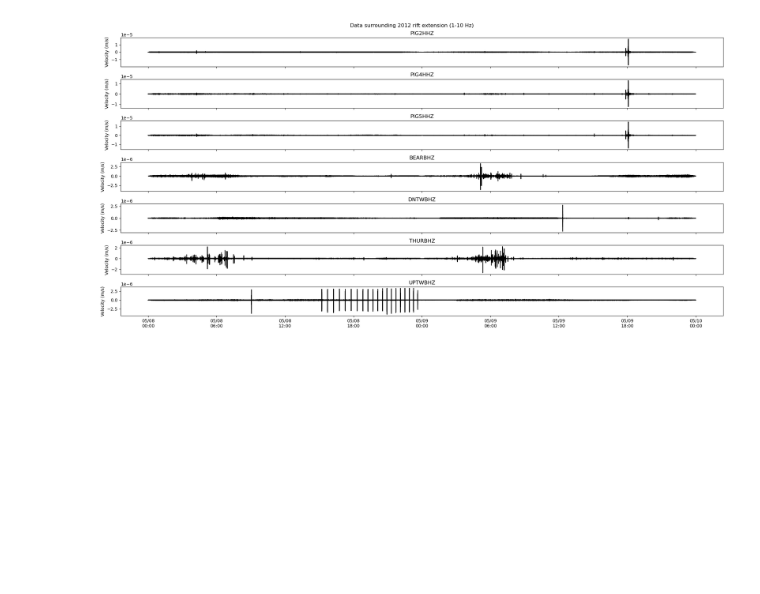
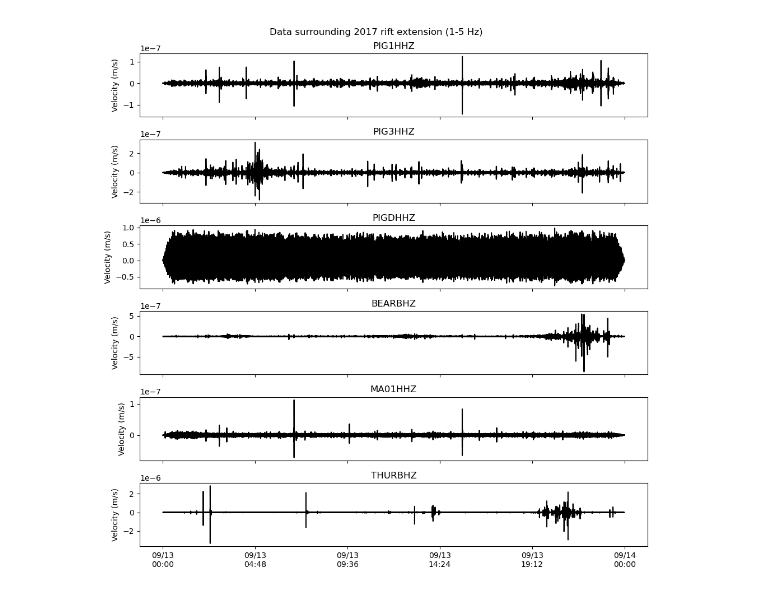
Before and after one commit to stepholinger/may_9, a Jupyter notebook: additional_events.ipynb, the cells around one changed output. Drawn from its saved outputs; the diff is of its cells as text; code cells hidden in the pictures; blank space fills up the shorter version.

```diff
--- a/additional_events.ipynb
+++ b/additional_events.ipynb
@@ -178,19 +196,21 @@ Plot all available data for each time period of interest
 # set times of interest
 time_win_dict = {}
 #time_win_dict[0] = {'start':datetime.datetime(2011,10,2),'end':datetime.datetime(2011,10,10)}
-time_win_dict[0] = {'start':datetime.datetime(2012,5,8),'end':datetime.datetime(2012,5,10)}
-#time_win_dict[1] = {'start':datetime.datetime(2015,7,8),'end':datetime.datetime(2015,7,20)}
-#time_win_dict[2] = {'start':datetime.datetime(2017,9,13),'end':datetime.datetime(2017,9,25)}
-#time_win_dict[3] = {'start':datetime.datetime(2018,9,21),'end':datetime.datetime(2018,10,25)}
+#time_win_dict[1] = {'start':datetime.datetime(2012,5,8),'end':datetime.datetime(2012,5,10)}
+#time_win_dict[2] = {'start':datetime.datetime(2015,7,8),'end':datetime.datetime(2015,7,20)}
+#time_win_dict[3] = {'start':datetime.datetime(2017,9,13),'end':datetime.datetime(2017,9,25)}
+#time_win_dict[4] = {'start':datetime.datetime(2018,9,21),'end':datetime.datetime(2018,10,25)}
+
+time_win_dict[0] = {'start':datetime.datetime(2017,9,13),'end':datetime.datetime(2017,9,14)}
 
 # choose channel and frequency band
 chan = "*Z"
 low_cut = 1
-high_cut = 10
+high_cut = 5
 
 # make labels for plots
 #rifts = ["2011 rift","2015 rift","2017 rift", "2018 rift"]
-rifts = ["2012 rift"]
+rifts = ["2017 rift"]
 
 for i in range(len(time_win_dict)):
     data_dict = {}
@@ -207,32 +227,32 @@ for i in range(len(time_win_dict)):
         st.detrend("linear")
         st.taper(max_percentage=0.00025, max_length=20.)
         st.filter("bandpass",freqmin=low_cut,freqmax=high_cut)
         st.resample(high_cut*2)
 
         for tr in st.select(channel=chan):
             data_key = tr.stats.station+tr.stats.channel+"_data"
             time_key = tr.stats.station+tr.stats.channel+"_time"
             if data_key in data_dict.keys():
                 data_dict[data_key] = np.append(data_dict[data_key],tr.data)
                 data_dict[time_key] = np.append(data_dict[time_key],tr.times(type="matplotlib"))
             else:
                 data_dict[data_key] = tr.data
                 data_dict[time_key] = tr.times(type="matplotlib")
 
-    fig,ax = plt.subplots(len(data_dict)//2,1,figsize=(20,10))
+    fig,ax = plt.subplots(len(data_dict)//2,1,figsize=(10,10))
     data_keys = [k for k in data_dict.keys() if "data" in k]
     time_keys = [k for k in data_dict.keys() if "time" in k]
     nrows = len(data_keys)-1
     for k in range(len(data_keys)):
         ax[k].plot(data_dict[time_keys[k]],data_dict[data_keys[k]],color='k')
         ax[k].get_xaxis().set_ticklabels([])
         ax[nrows].get_shared_x_axes().join(ax[nrows],ax[k])
         ax[k].set_ylabel("Velocity (m/s)")
         ax[k].set_title(data_keys[k].split("_")[0])
         if k == nrows:
             ax[k].xaxis.set_major_formatter(mdates.DateFormatter('%m/%d\n%H:%M'))
     plt.suptitle("Data surrounding " + rifts[i] + " extension (" + str(low_cut)+"-" + str(high_cut)+" Hz)")
     plt.tight_layout()
     plt.savefig("outputs/timeseries/" + time_win_dict[i]['start'].strftime("%Y-%m-%d") + "_" + time_win_dict[i]['end'].strftime("%Y-%m-%d") + "_" + chan.split("*")[1] + "_" + str(low_cut)+ "-" + str(high_cut)+ "Hz" + ".png")
 # %% [output]
-[figure, old version]
+[figure, new version]
```
Also changed, not shown: parts of 2 cells of this notebook, 2 other files.
